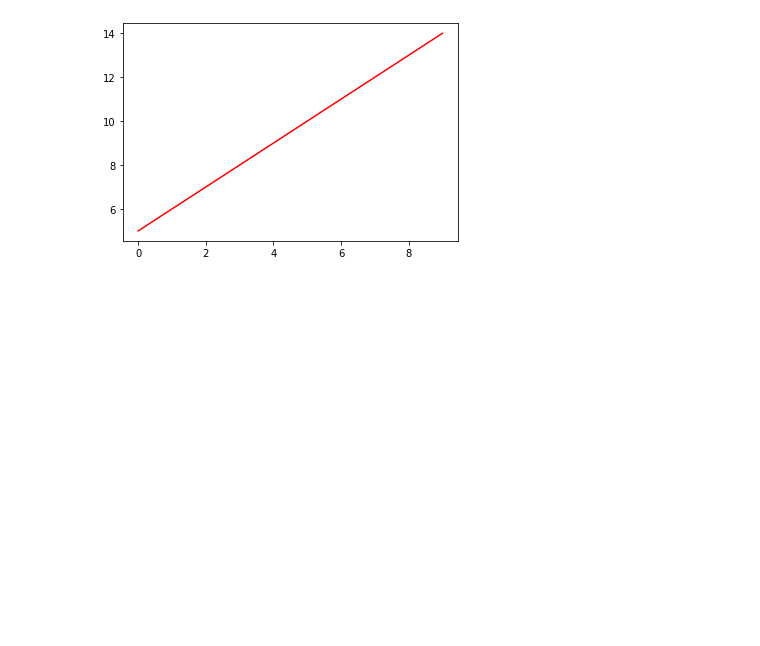
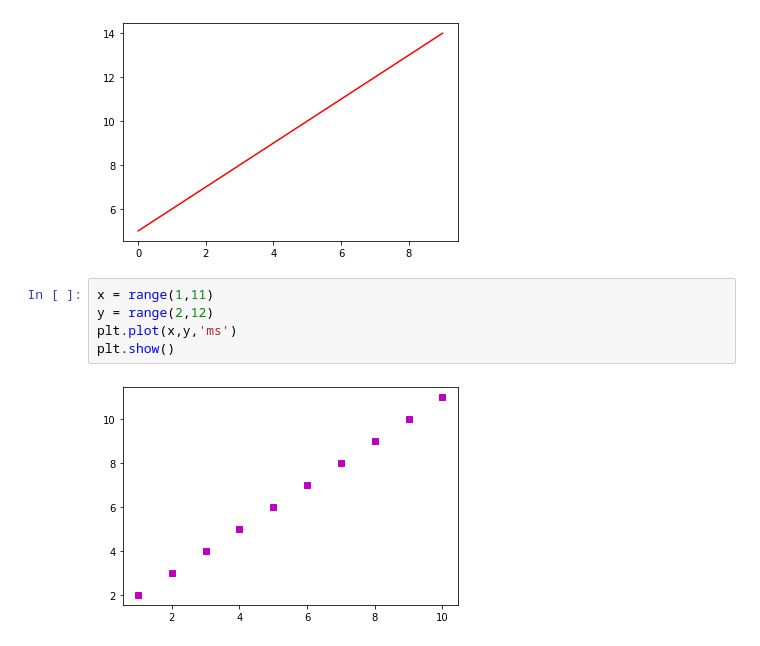
Before and after one commit to yunjigongju/202203-, a Jupyter notebook: 시각화.ipynb, the cells around one changed output. Cells and saved outputs as stored; diff of their text form; blank space fills up the shorter version.

```diff
--- a/시각화.ipynb
+++ b/시각화.ipynb
@@ -18,3 +18,10 @@ plt.plot(x,y,'r')
 plt.show()
 # %% [output]
 [figure]
+# %%
+x = range(1,11)
+y = range(2,12)
+plt.plot(x,y,'ms')
+plt.show()
+# %% [output]
+[figure, added]
```
Also changed, not shown: parts of 13 cells of this notebook.
